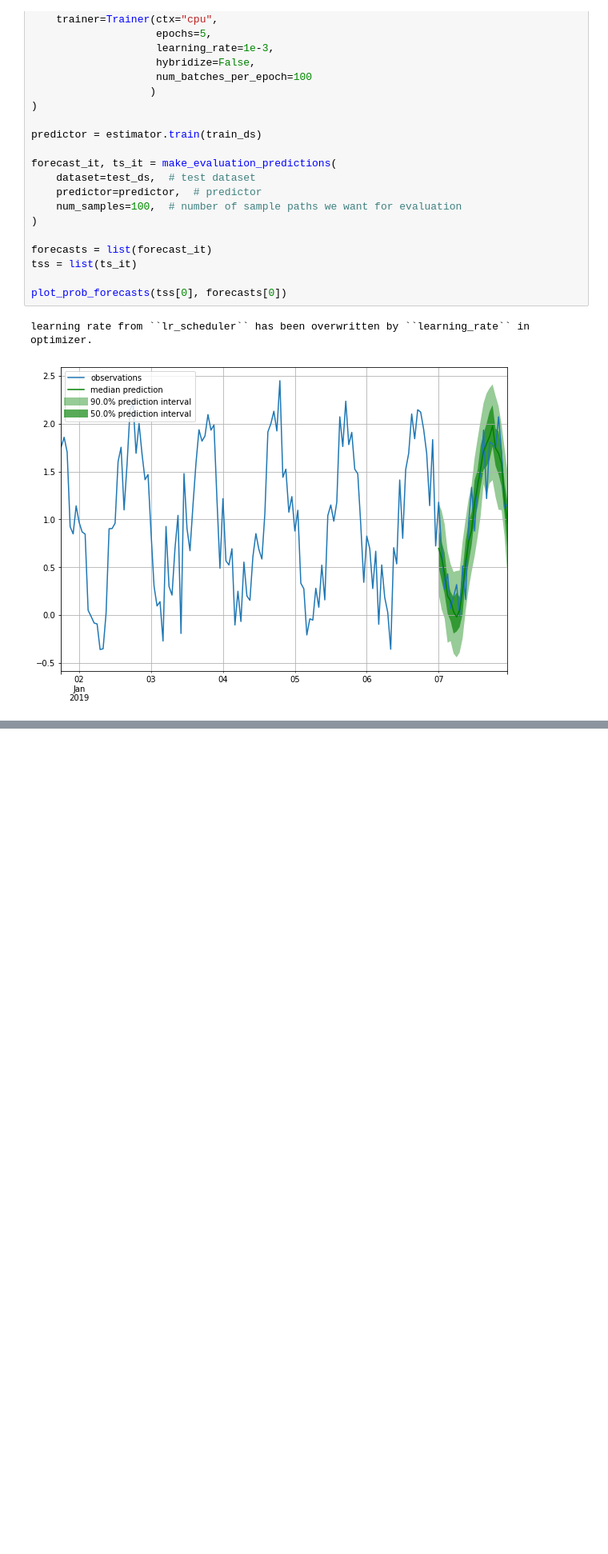
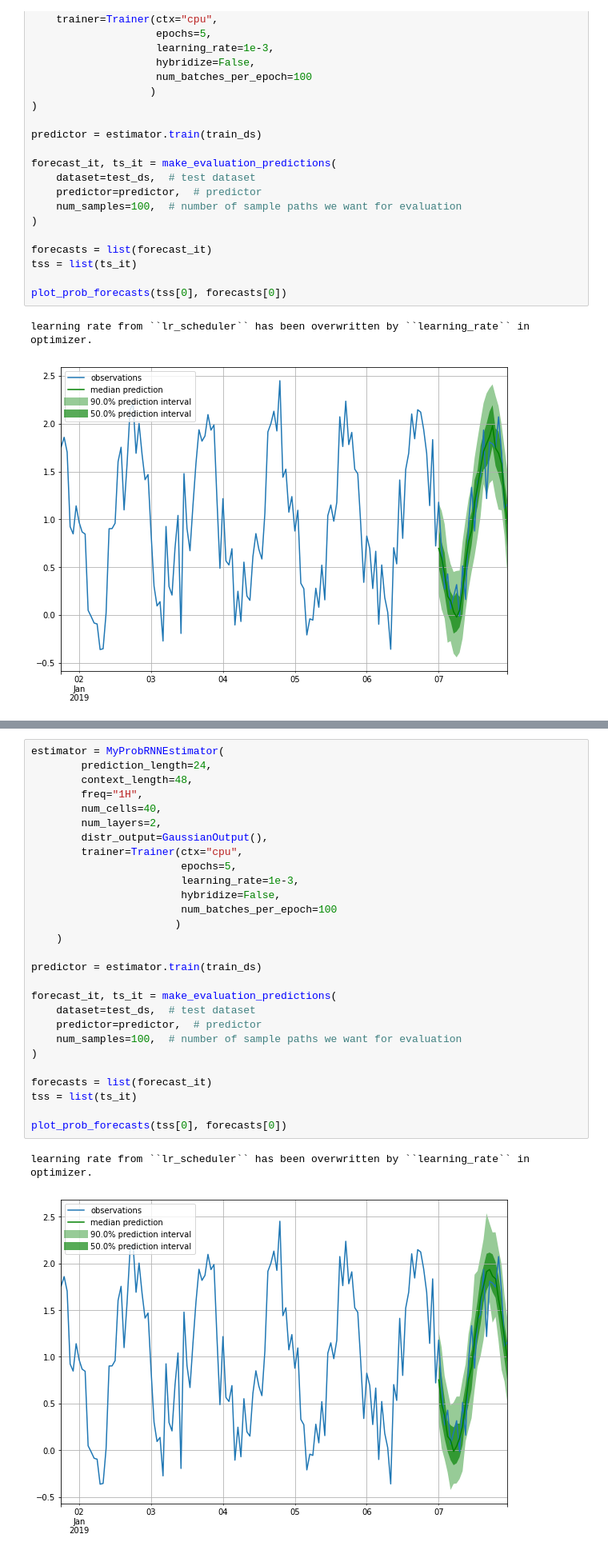
Before and after one commit to vikramkrishnan9885/MyColab, a Jupyter notebook: AdvancedGluonTS.ipynb, the cells around one changed output, grey strips where cells are left out. Shown at 80% size. Cells and saved outputs as stored; diff of their text form; blank space fills up the shorter version.

```diff
--- a/AdvancedGluonTS.ipynb
+++ b/AdvancedGluonTS.ipynb
@@ -996,0 +1294,31 @@ learning rate from ``lr_scheduler`` has been overwritten by ``learning_rate`` in
+# %%
+estimator = MyProbRNNEstimator(
+        prediction_length=24,
+        context_length=48,
+        freq="1H",
+        num_cells=40,
+        num_layers=2,
+        distr_output=GaussianOutput(),
+        trainer=Trainer(ctx="cpu",
+                        epochs=5,
+                        learning_rate=1e-3,
+                        hybridize=False,
+                        num_batches_per_epoch=100
+                       )
+    )
+
+predictor = estimator.train(train_ds)
+
+forecast_it, ts_it = make_evaluation_predictions(
+    dataset=test_ds,  # test dataset
+    predictor=predictor,  # predictor
+    num_samples=100,  # number of sample paths we want for evaluation
+)
+
+forecasts = list(forecast_it)
+tss = list(ts_it)
+
+plot_prob_forecasts(tss[0], forecasts[0])
+# %% [output]
+learning rate from ``lr_scheduler`` has been overwritten by ``learning_rate`` in optimizer.
+[figure, added]
```
Also changed, not shown: parts of 2 cells of this notebook.
